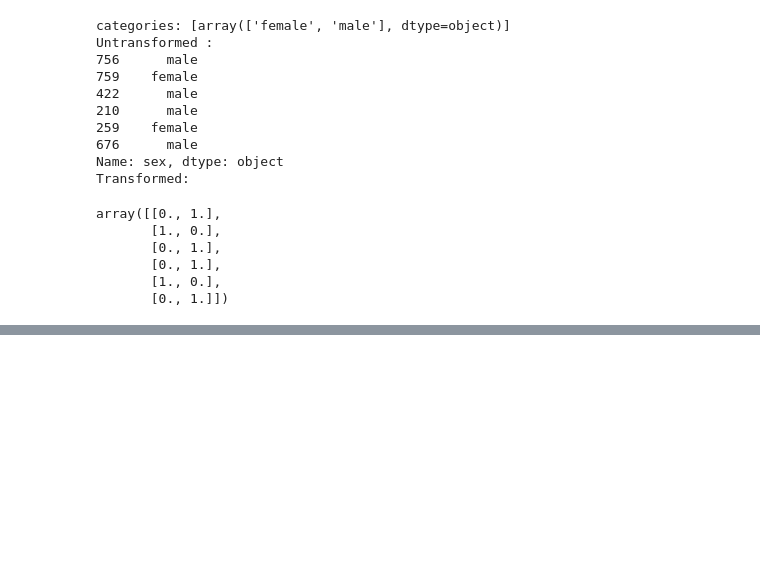
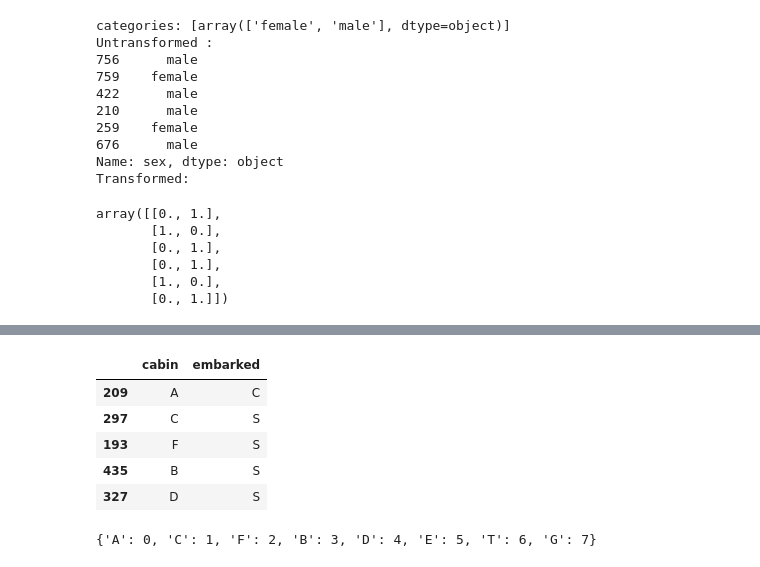
Before and after one commit to kar137/Machine-Learning-Portfolio, a Jupyter notebook: notebooks/Feature-Engineering/encoding.ipynb, the cells around one changed output, grey strips where cells are left out. Cells and saved outputs as stored; diff of their text form; code cells hidden in the pictures; blank space fills up the shorter version.

```diff
--- a/notebooks/Feature-Engineering/encoding.ipynb
+++ b/notebooks/Feature-Engineering/encoding.ipynb
@@ -100,0 +143,23 @@ array([[0., 1.],
+# %%
+# splitting the dataset
+
+X_train, X_test, y_train, y_test = train_test_split(
+    data[['cabin','embarked']],
+    data['survived'],
+    test_size=0.3,)
+
+X_train.head()
+# %% [output]
+|  | cabin | embarked |
+| 209 | A | C |
+| 297 | C | S |
+| 193 | F | S |
+| 435 | B | S |
+| 327 | D | S |
+# %%
+label_mapping = {
+    key: i for i, key in enumerate(X_train['cabin'].unique())
+}
+print(label_mapping)
+# %% [output]
+{'A': 0, 'C': 1, 'F': 2, 'B': 3, 'D': 4, 'E': 5, 'T': 6, 'G': 7}
```
Also changed, not shown: parts of 13 cells of this notebook, 1 other file.
